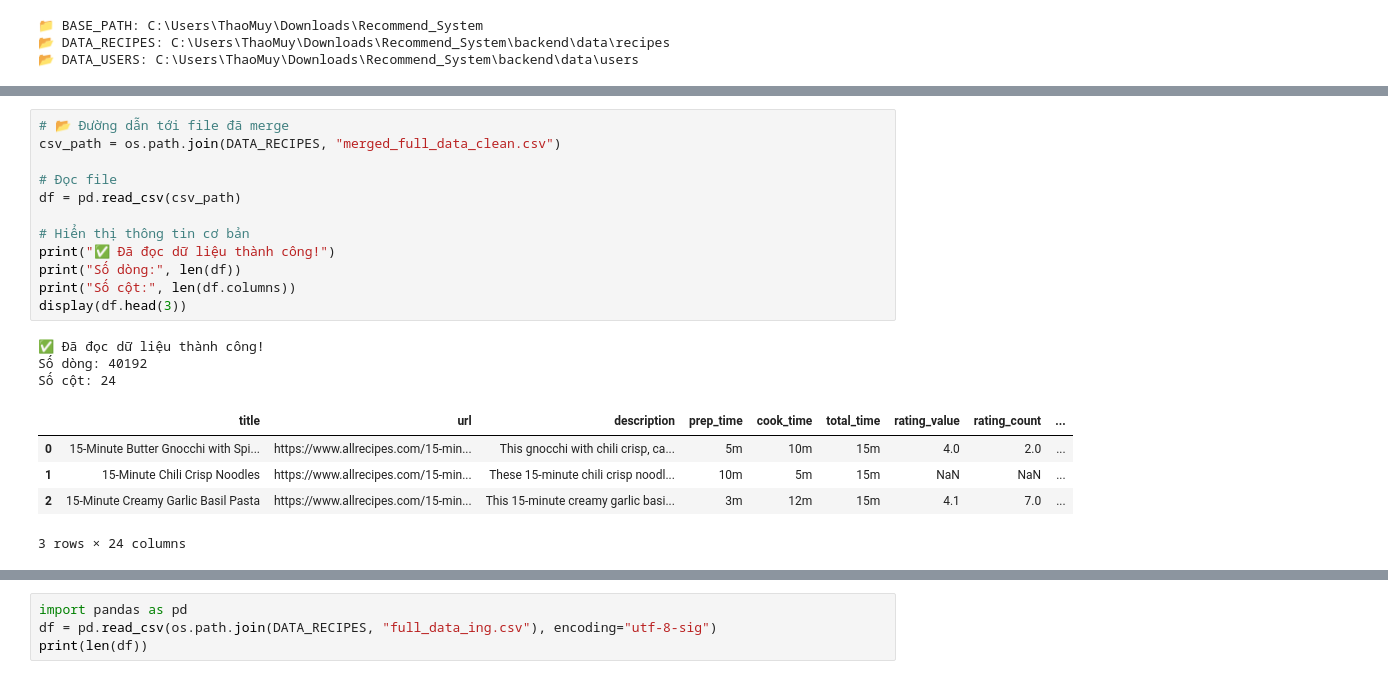
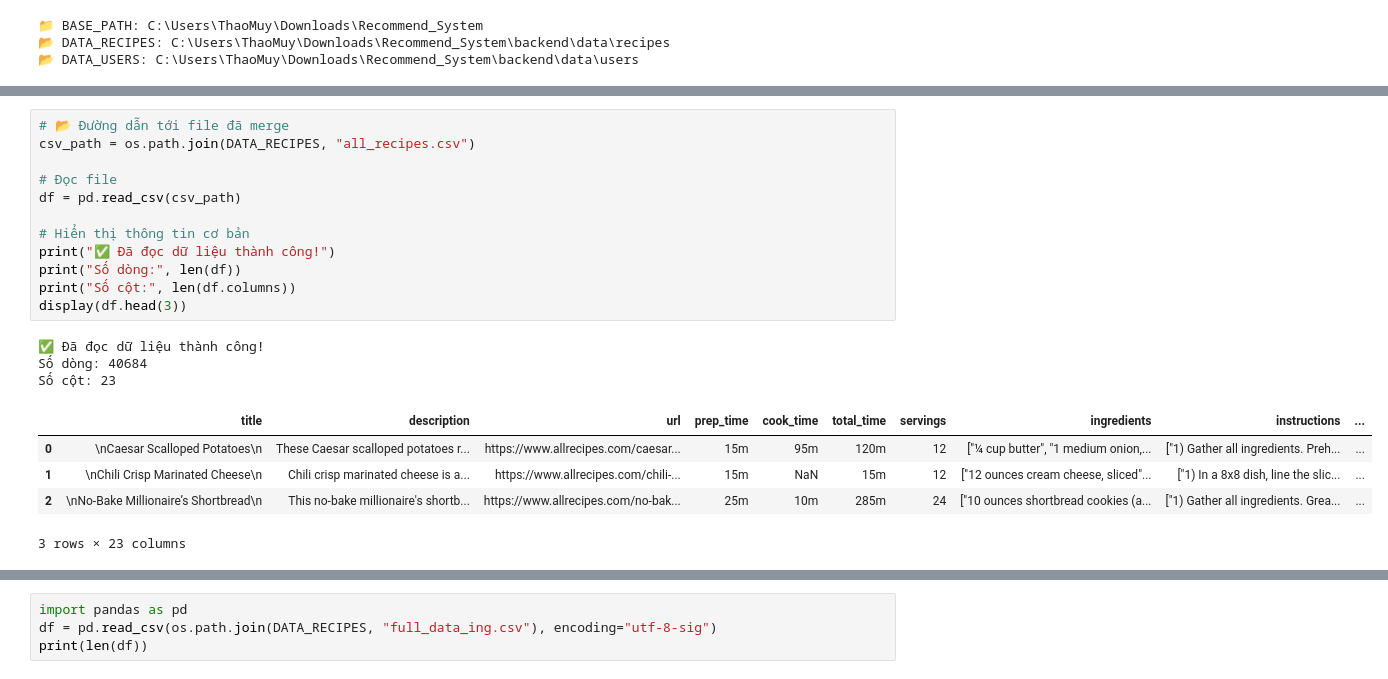
Before and after one commit to dvthmy/Recommend_System, a Jupyter notebook: backend/data/recipes/pre_process.ipynb, the cells around one changed output, grey strips where cells are left out. Cells and saved outputs as stored; diff of their text form.

```diff
--- a/backend/data/recipes/pre_process.ipynb
+++ b/backend/data/recipes/pre_process.ipynb
@@ -86,24 +85,24 @@ print(f"🎉 File đã clean và lưu tại: {output_path}")
 # %%
 # 📂 Đường dẫn tới file đã merge
-csv_path = os.path.join(DATA_RECIPES, "merged_full_data_clean.csv")
+csv_path = os.path.join(DATA_RECIPES, "all_recipes.csv")
 
 # Đọc file
 df = pd.read_csv(csv_path)
 
 # Hiển thị thông tin cơ bản
 print("✅ Đã đọc dữ liệu thành công!")
 print("Số dòng:", len(df))
 print("Số cột:", len(df.columns))
 display(df.head(3))
 # %% [output]
 ✅ Đã đọc dữ liệu thành công!
-Số dòng: 40192
-Số cột: 24
+Số dòng: 40684
+Số cột: 23
-|  | title | url | description | prep_time | cook_time | total_time | rating_value | rating_count | ... |
-| 0 | 15-Minute Butter Gnocchi with Spi... | https://www.allrecipes.com/15-min... | This gnocchi with chili crisp, ca... | 5m | 10m | 15m | 4.0 | 2.0 | ... |
-| 1 | 15-Minute Chili Crisp Noodles | https://www.allrecipes.com/15-min... | These 15-minute chili crisp noodl... | 10m | 5m | 15m | NaN | NaN | ... |
-| 2 | 15-Minute Creamy Garlic Basil Pasta | https://www.allrecipes.com/15-min... | This 15-minute creamy garlic basi... | 3m | 12m | 15m | 4.1 | 7.0 | ... |
+|  | title | description | url | prep_time | cook_time | total_time | servings | ingredients | instructions | ... |
+| 0 | \nCaesar Scalloped Potatoes\n | These Caesar scalloped potatoes r... | https://www.allrecipes.com/caesar... | 15m | 95m | 120m | 12 | ["¼ cup butter", "1 medium onion,... | ["1) Gather all ingredients. Preh... | ... |
+| 1 | \nChili Crisp Marinated Cheese\n | Chili crisp marinated cheese is a... | https://www.allrecipes.com/chili-... | 15m | NaN | 15m | 12 | ["12 ounces cream cheese, sliced"... | ["1) In a 8x8 dish, line the slic... | ... |
+| 2 | \nNo-Bake Millionaire’s Shortbread\n | This no-bake millionaire's shortb... | https://www.allrecipes.com/no-bak... | 25m | 10m | 285m | 24 | ["10 ounces shortbread cookies (a... | ["1) Gather all ingredients. Grea... | ... |
-3 rows × 24 columns
+3 rows × 23 columns
 # %%
 # ===============================================
 
```
Also changed, not shown: parts of 9 cells of this notebook, 46 other files.
